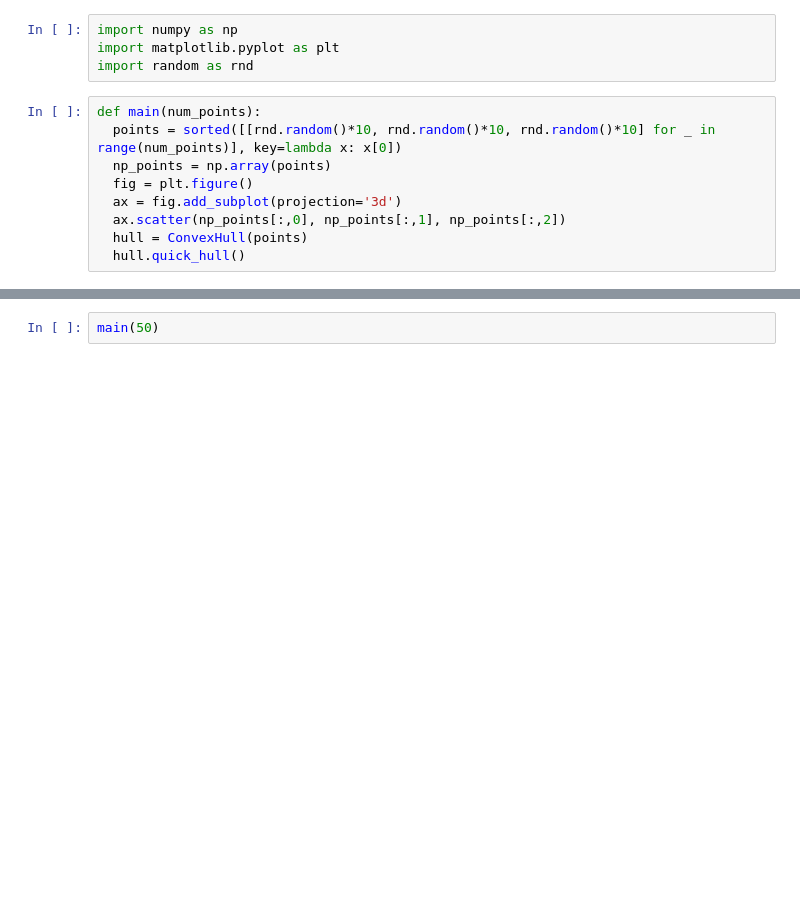
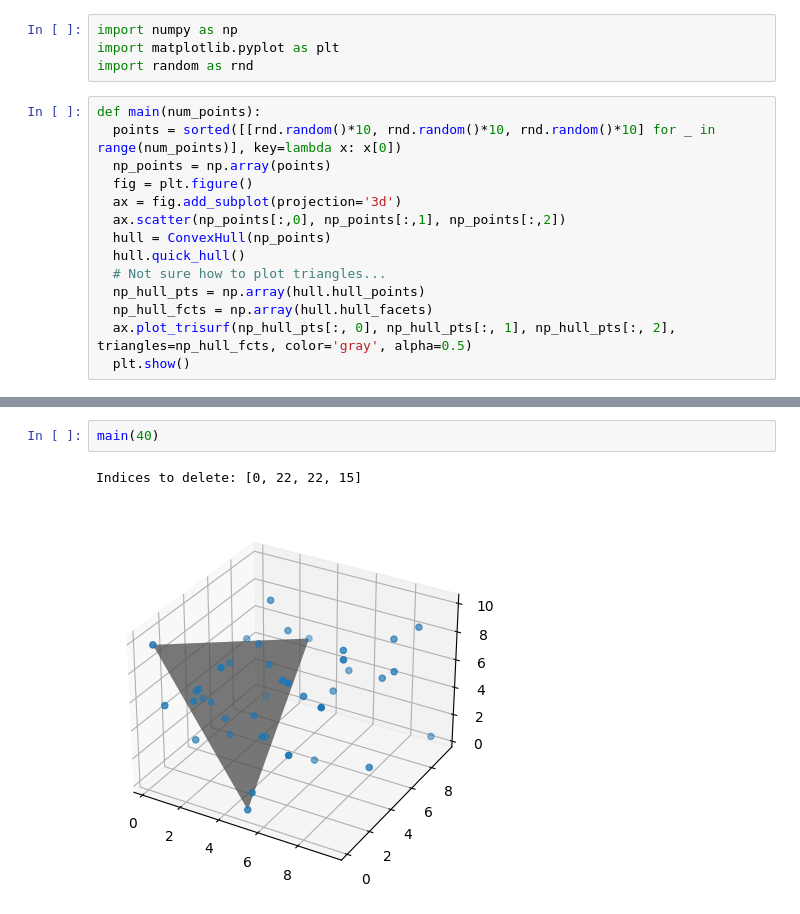
Before and after one commit to AlecTraas/computational-geo-lab, a Jupyter notebook: Colab/Kai/quickhull_algo_3d.ipynb, the cells around one changed output, grey strips where cells are left out. Cells and saved outputs as stored; diff of their text form; blank space fills up the shorter version.

```diff
--- a/Colab/Kai/quickhull_algo_3d.ipynb
+++ b/Colab/Kai/quickhull_algo_3d.ipynb
@@ -11,5 +11,10 @@ def main(num_points):
   fig = plt.figure()
   ax = fig.add_subplot(projection='3d')
   ax.scatter(np_points[:,0], np_points[:,1], np_points[:,2])
-  hull = ConvexHull(points)
+  hull = ConvexHull(np_points)
   hull.quick_hull()
+  # Not sure how to plot triangles...
+  np_hull_pts = np.array(hull.hull_points)
+  np_hull_fcts = np.array(hull.hull_facets)
+  ax.plot_trisurf(np_hull_pts[:, 0], np_hull_pts[:, 1], np_hull_pts[:, 2], triangles=np_hull_fcts, color='gray', alpha=0.5)
+  plt.show()
@@ -54,2 +74,5 @@ class ConvexHull():
 # %%
-main(50)
+main(40)
+# %% [output]
+Indices to delete: [0, 22, 22, 15]
+[figure, added]
```
Also changed, not shown: parts of 7 cells of this notebook.
